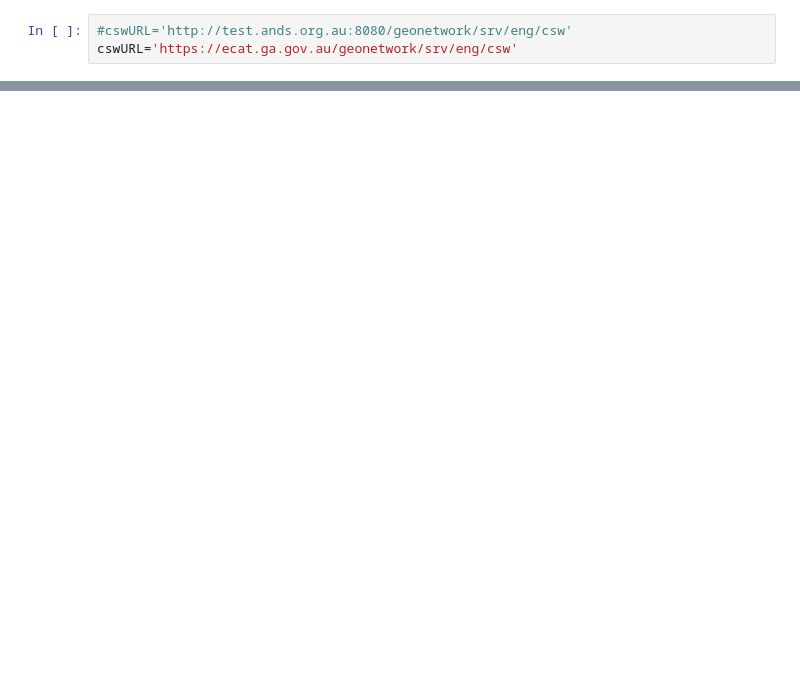
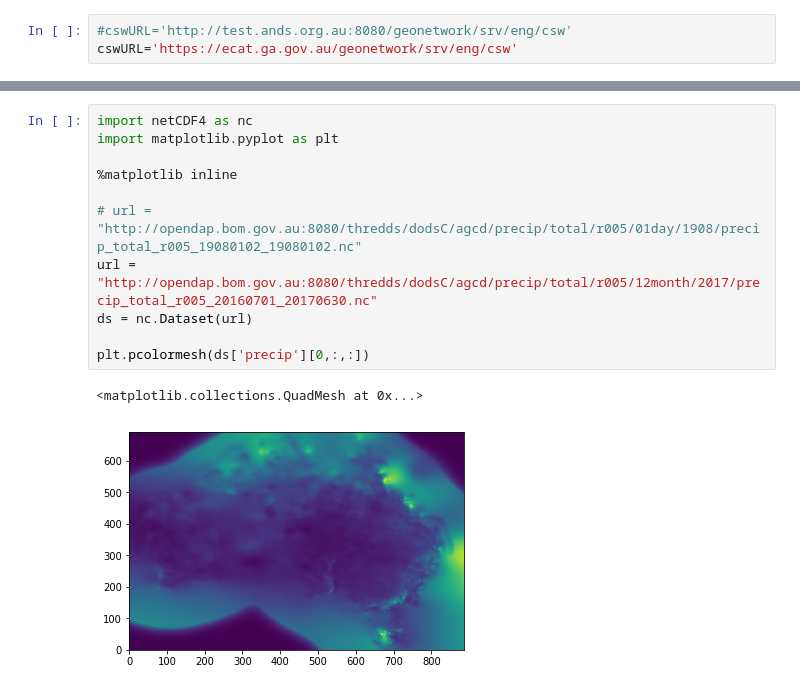
Before and after one commit to aaryani/Data-Services-Registry-Jupyter, a Jupyter notebook: show-case.ipynb, the cells around one changed output, grey strips where cells are left out. Drawn from its saved outputs; the diff is of its cells as text; blank space fills up the shorter version.

Commit message:
Added some visualisation examples.

```diff
--- a/show-case.ipynb
+++ b/show-case.ipynb
@@ -91,0 +152,14 @@ for r in q:
+# %%
+import netCDF4 as nc
+import matplotlib.pyplot as plt
+
+%matplotlib inline
+
+# url = "http://opendap.bom.gov.au:8080/thredds/dodsC/agcd/precip/total/r005/01day/1908/precip_total_r005_19080102_19080102.nc"
+url = "http://opendap.bom.gov.au:8080/thredds/dodsC/agcd/precip/total/r005/12month/2017/precip_total_r005_20160701_20170630.nc"
+ds = nc.Dataset(url)
+
+plt.pcolormesh(ds['precip'][0,:,:])
+# %% [output]
+<matplotlib.collections.QuadMesh at 0x...>
+[figure, added]
```
Also changed, not shown: parts of 3 cells of this notebook.
